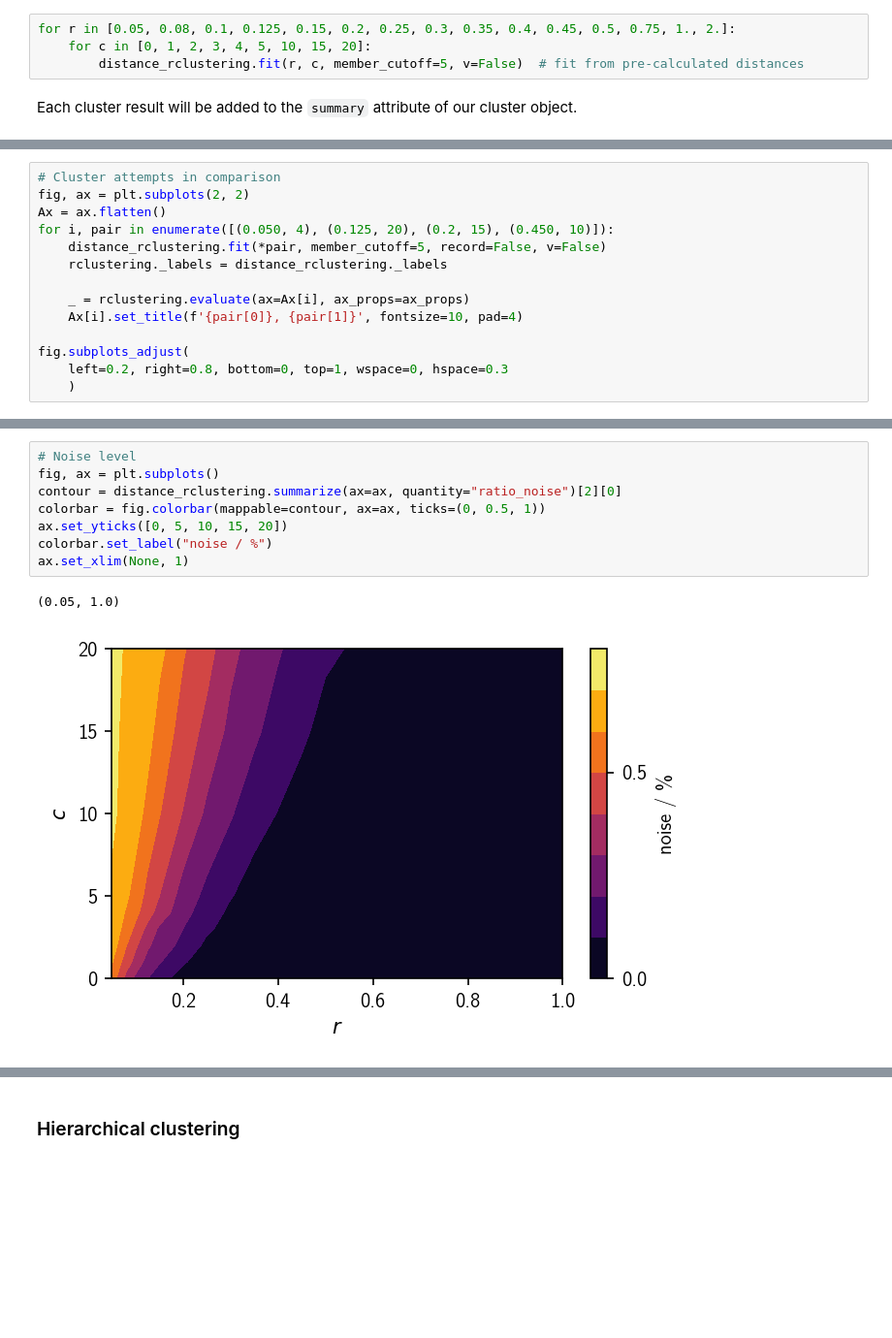
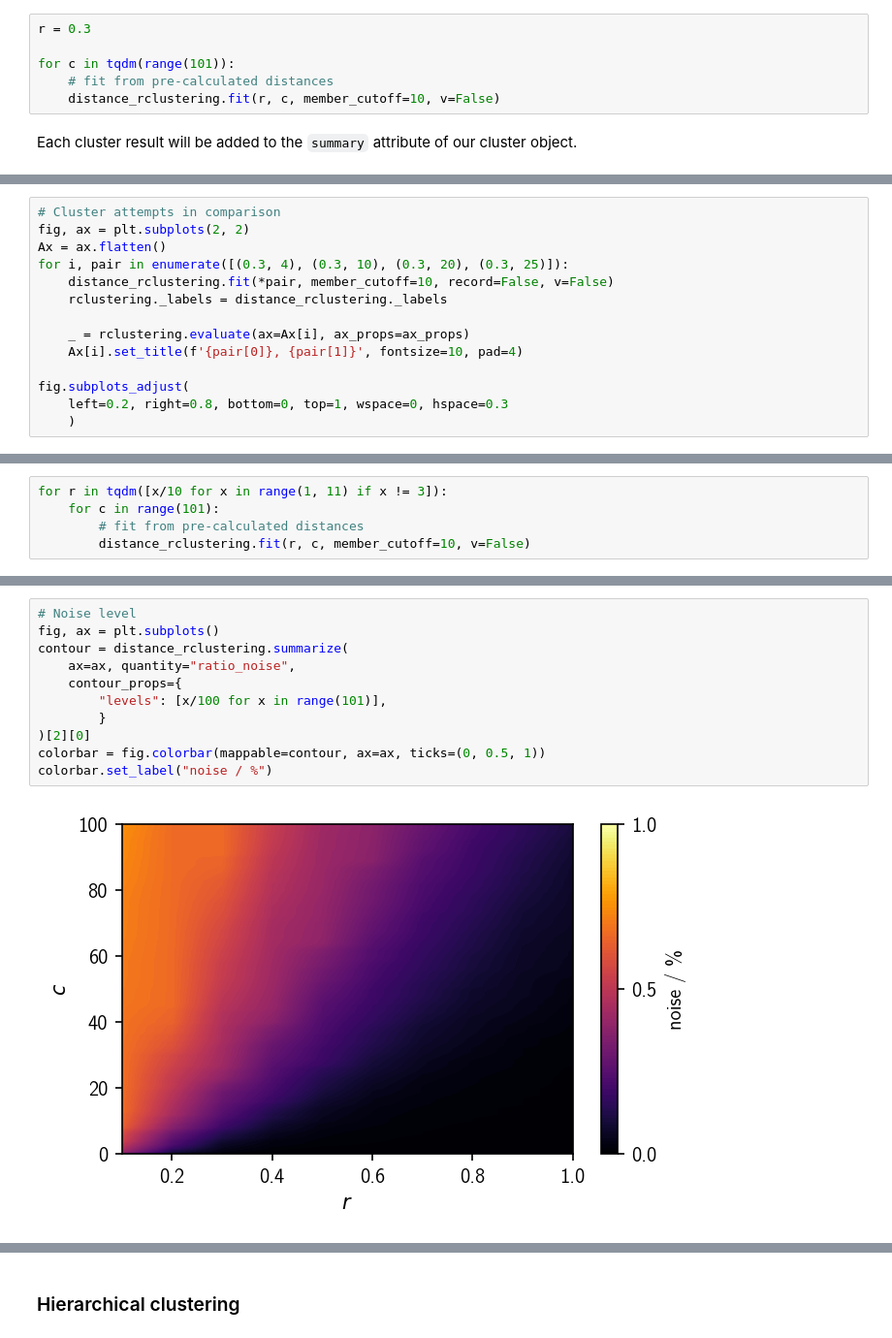
Before and after one commit to janjoswig/CommonNNClustering, a Jupyter notebook: docs/tutorial/hierarchical_clustering_basics.ipynb, the cells around one changed output, grey strips where cells are left out. Shown at 97% size. Cells and saved outputs as stored; diff of their text form; blank space fills up the shorter version.

```diff
--- a/docs/tutorial/hierarchical_clustering_basics.ipynb
+++ b/docs/tutorial/hierarchical_clustering_basics.ipynb
@@ -119,7 +157,9 @@ Blindly starting to cluster a data set in a happy-go-lucky attempt may already l
-# %%
-for r in [0.05, 0.08, 0.1, 0.125, 0.15, 0.2, 0.25, 0.3, 0.35, 0.4, 0.45, 0.5, 0.75, 1., 2.]:
-    for c in [0, 1, 2, 3, 4, 5, 10, 15, 20]:
-        distance_rclustering.fit(r, c, member_cutoff=5, v=False)  # fit from pre-calculated distances
+# %%
+r = 0.3
+
+for c in tqdm(range(101)):
+    # fit from pre-calculated distances
+    distance_rclustering.fit(r, c, member_cutoff=10, v=False)
 # %% [markdown]
 Each cluster result will be added to the `summary` attribute of our cluster object.
 # %%
@@ -169,8 +208,8 @@ The summary shows indeed that we got 3 clusters (as desired) for a few parameter
 # Cluster attempts in comparison
 fig, ax = plt.subplots(2, 2)
 Ax = ax.flatten()
-for i, pair in enumerate([(0.050, 4), (0.125, 20), (0.2, 15), (0.450, 10)]):
-    distance_rclustering.fit(*pair, member_cutoff=5, record=False, v=False)
+for i, pair in enumerate([(0.3, 4), (0.3, 10), (0.3, 20), (0.3, 25)]):
+    distance_rclustering.fit(*pair, member_cutoff=10, record=False, v=False)
     rclustering._labels = distance_rclustering._labels
 
     _ = rclustering.evaluate(ax=Ax[i], ax_props=ax_props)
@@ -205,3 +234,8 @@ cluster.Record.__slots__
+# %%
+for r in tqdm([x/10 for x in range(1, 11) if x != 3]):
+    for c in range(101):
+        # fit from pre-calculated distances
+        distance_rclustering.fit(r, c, member_cutoff=10, v=False)
 # %%
 # Computing time
 fig, ax = plt.subplots()
@@ -216,12 +254,14 @@ From the *time vs. R/C* plot we can see how the total clustering time depends in
 # %%
 # Noise level
 fig, ax = plt.subplots()
-contour = distance_rclustering.summarize(ax=ax, quantity="ratio_noise")[2][0]
+contour = distance_rclustering.summarize(
+    ax=ax, quantity="ratio_noise",
+    contour_props={
+        "levels": [x/100 for x in range(101)],
+        }
+)[2][0]
 colorbar = fig.colorbar(mappable=contour, ax=ax, ticks=(0, 0.5, 1))
-ax.set_yticks([0, 5, 10, 15, 20])
 colorbar.set_label("noise / %")
-ax.set_xlim(None, 1)
 # %% [output]
-(0.05, 1.0)
-[figure, old version]
+[figure, new version]
 # %% [markdown]
```
Also changed, not shown: parts of 67 cells of this notebook, 25 other files.
